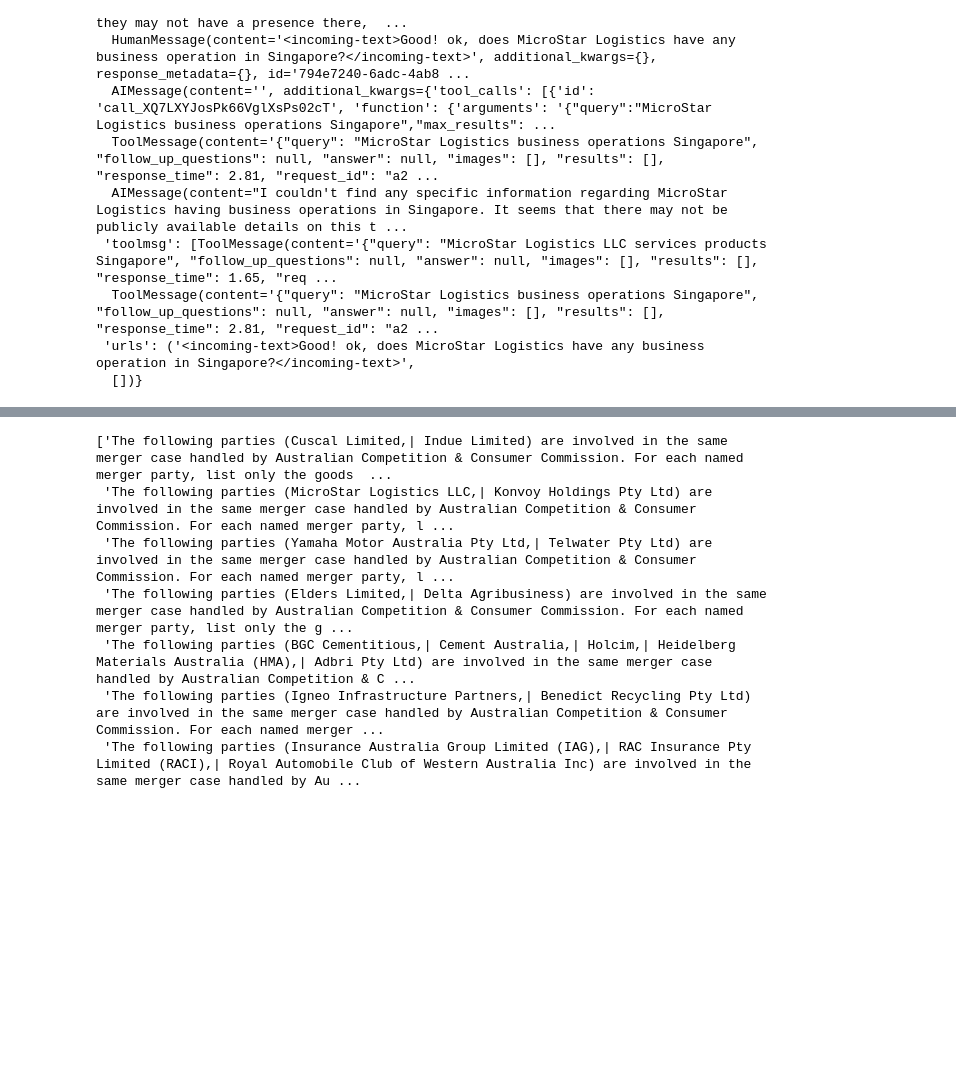
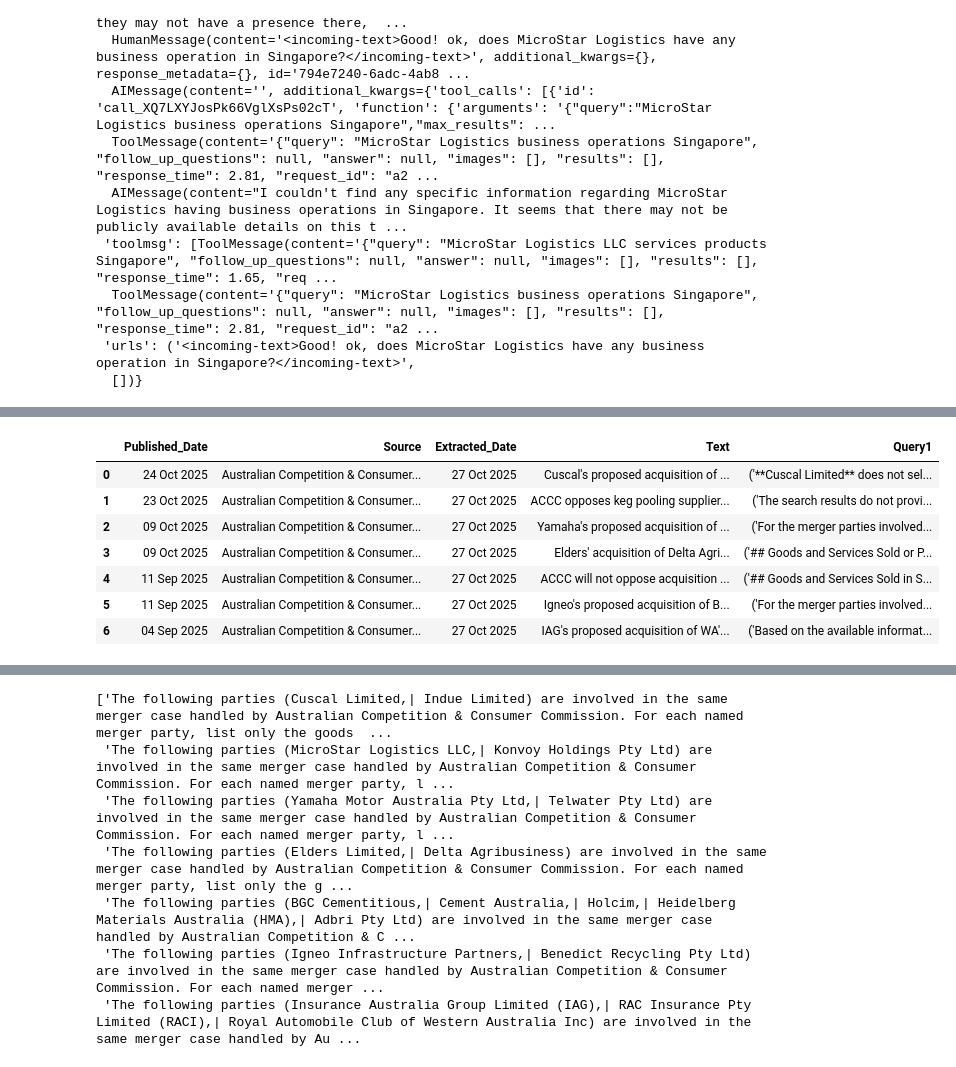
Before and after one commit to chuash/MergerScan, a Jupyter notebook: Draft.ipynb, the cells around one changed output, grey strips where cells are left out. Cells and saved outputs as stored; diff of their text form; code cells hidden in the pictures; blank space fills up the shorter version.

```diff
--- a/Draft.ipynb
+++ b/Draft.ipynb
@@ -642,3 +659,14 @@ df = pd.read_sql_query(sqlquery, con=conn)
+# %%
+df
+# %% [output]
+|  | Published_Date | Source | Extracted_Date | Text | Query1 |
+| 0 | 24 Oct 2025 | Australian Competition & Consumer... | 27 Oct 2025 | Cuscal's proposed acquisition of ... | ('**Cuscal Limited** does not sel... |
+| 1 | 23 Oct 2025 | Australian Competition & Consumer... | 27 Oct 2025 | ACCC opposes keg pooling supplier... | ('The search results do not provi... |
+| 2 | 09 Oct 2025 | Australian Competition & Consumer... | 27 Oct 2025 | Yamaha's proposed acquisition of ... | ('For the merger parties involved... |
+| 3 | 09 Oct 2025 | Australian Competition & Consumer... | 27 Oct 2025 | Elders' acquisition of Delta Agri... | ('## Goods and Services Sold or P... |
+| 4 | 11 Sep 2025 | Australian Competition & Consumer... | 27 Oct 2025 | ACCC will not oppose acquisition ... | ('## Goods and Services Sold in S... |
+| 5 | 11 Sep 2025 | Australian Competition & Consumer... | 27 Oct 2025 | Igneo's proposed acquisition of B... | ('For the merger parties involved... |
+| 6 | 04 Sep 2025 | Australian Competition & Consumer... | 27 Oct 2025 | IAG's proposed acquisition of WA'... | ('Based on the available informat... |
 # %%
 pd.read_csv(os.path.join(WIPfolder,'classified_media_releases_websearch.csv')).fillna('')
 # %% [output]
```
Also changed, not shown: parts of 4 cells of this notebook, 3 other files.
